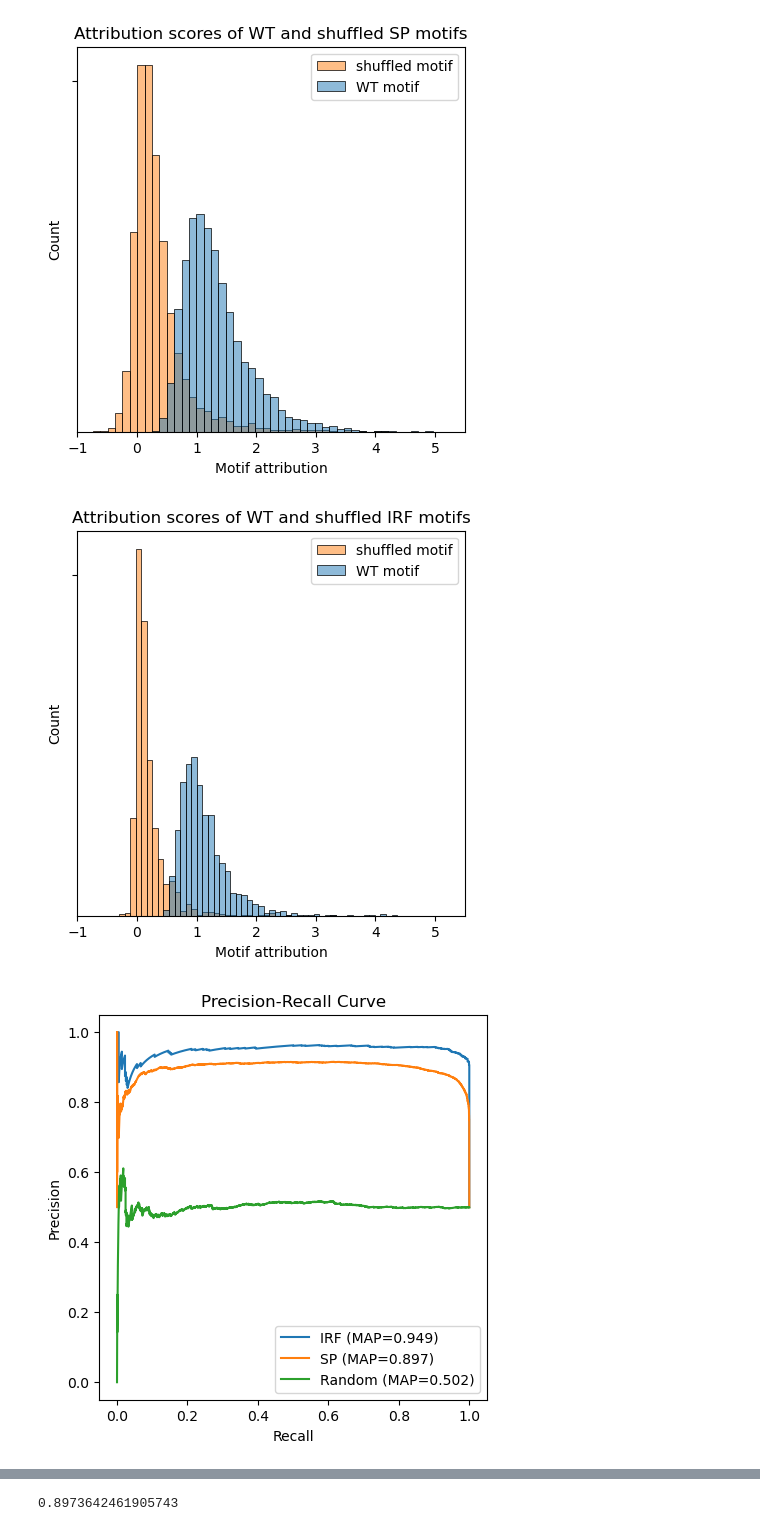
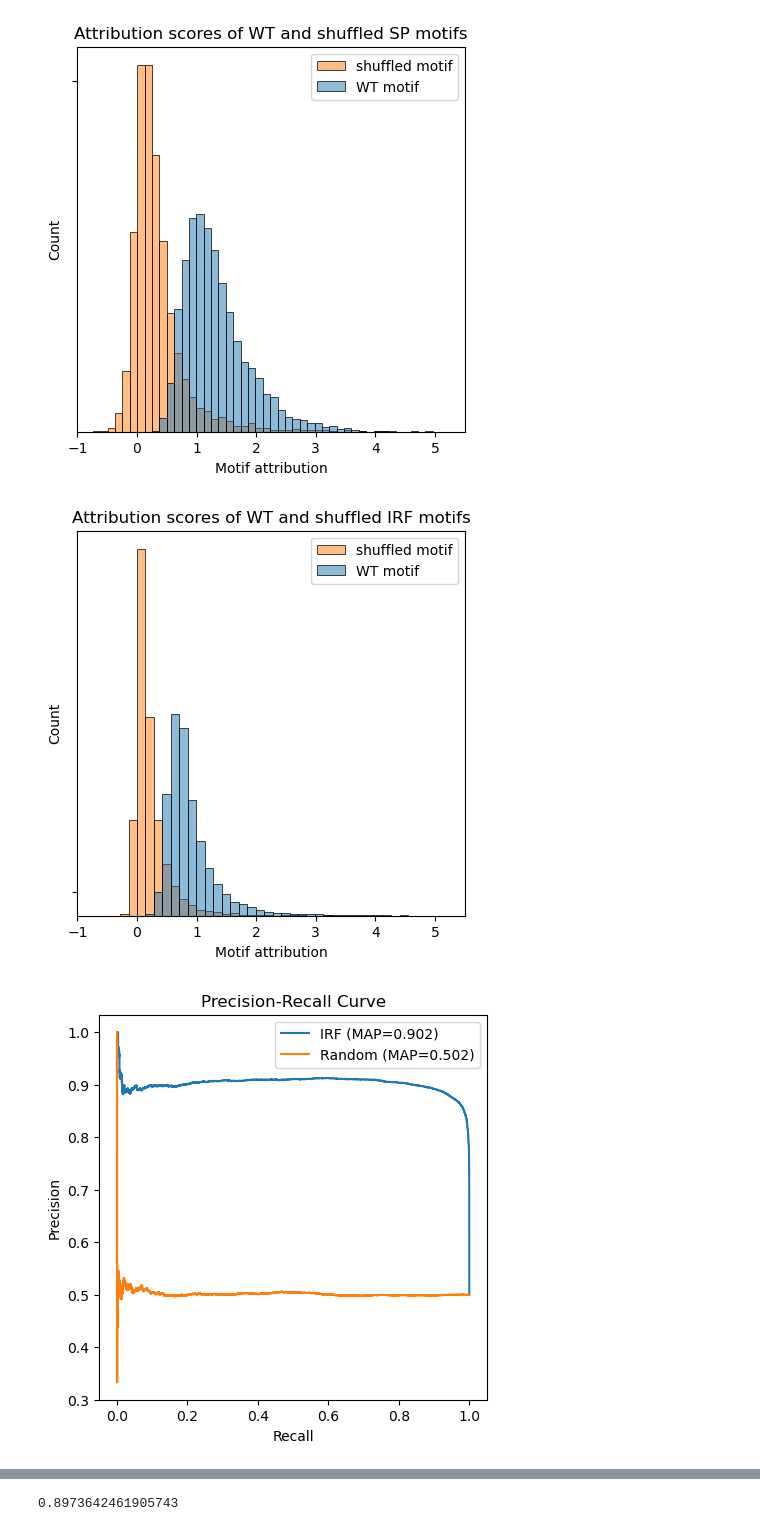
Before and after one commit to Danko-Lab/clipnet_paper, a Jupyter notebook: motif_call_fdr/plot_shuffle.ipynb, the cells around one changed output, grey strips where cells are left out. Drawn from its saved outputs; the diff is of its cells as text; code cells hidden in the pictures.

Commit message:
moved files around, updated motif frequency plots

```diff
--- a/motif_call_fdr/plot_shuffle.ipynb
+++ b/motif_call_fdr/plot_shuffle.ipynb
@@ -56,3 +57,13 @@ def get_max_seqlet_sum(arr, length=10):
                 max_score = score
         sums.append(max_score)
     return np.array(sums)
+# %%
+# PRINT COMMANDS TO DOWNLOAD AND EXTRACT DATA
+
+# Set scratch to where you want to download data to
+SCRATCH = "/Users/adamhe/github/scratch"
+
+URL = "https://zenodo.org/records/10597358/files"
+TAR = "quantity_motif_call_shuf.tar.gz"
+print(f"wget {URL}/{TAR} -P {SCRATCH}")
+print(f"tar -xvzf {SCRATCH}/{TAR} -C {SCRATCH}")
@@ -61,6 +75,6 @@ orig=np.load("quantity_pos_patterns_1_uniq_1kb_quantity_shap.npz")["arr_0"]
 ms=np.load("quantity_pos_patterns_1_uniq_1kb_motif_shuf_quantity_shap.npz")["arr_0"]
 sp_sums = [get_max_seqlet_sum(orig[:, :, 485:515].sum(axis=1)), get_max_seqlet_sum(ms[:, :, 485:515].sum(axis=1))]
 # %%
-orig=np.load("quantity_pos_patterns_8_uniq_1kb_quantity_shap.npz")["arr_0"]
-ms=np.load("quantity_pos_patterns_8_uniq_1kb_motif_shuf_quantity_shap.npz")["arr_0"]
-irf_sums = [get_max_seqlet_sum(orig[:, :, 485:515].sum(axis=1)), get_max_seqlet_sum(ms[:, :, 485:515].sum(axis=1))]
+orig=np.load(os.path.join(SCRATCH, "quantity_annotated_seqlets_IRF_1kb_quantity_shap.npz"))["arr_0"]
+shuf=np.load(os.path.join(SCRATCH, "quantity_annotated_seqlets_IRF_1kb_shuf_quantity_shap.npz"))["arr_0"]
+irf_sums = [get_max_seqlet_sum(orig[:, :, 485:515].sum(axis=1)), get_max_seqlet_sum(shuf[:, :, 485:515].sum(axis=1))]
@@ -101,9 +107,9 @@ ax.set_yticklabels([])
 plt.xlabel("Motif attribution")
 plt.title("Attribution scores of WT and shuffled IRF motifs")
 plt.legend(["shuffled motif", "WT motif"])
-plt.savefig("img/motif_shuffle_hist_irf.pdf")
+plt.savefig("img/shuffle_hist_irf.pdf")
 # %% [output]
-[figure, old version]
+[figure, new version]
 # %%
 irf = pd.DataFrame(
     {
@@ -136,25 +142,25 @@ random_roc = roc_curve(random.labels, random.attr)
 # %%
 fig = plt.figure(figsize=(5, 5))
 ax = fig.add_subplot(1, 1, 1)
 
 # Plot Precision-Recall Curve
 plt.plot(irf_prc[1], irf_prc[0])
-plt.plot(sp_prc[1], sp_prc[0])
+#plt.plot(sp_prc[1], sp_prc[0])
 plt.plot(random_prc[1], random_prc[0])
 #plt.ylim(0.2, 1.05)
 plt.xlabel("Recall")
 plt.ylabel("Precision")
 plt.title("Precision-Recall Curve")
 plt.legend(
     [
         f"IRF (MAP={average_precision_score(irf.labels, irf.attr):.3f})",
-        f"SP (MAP={average_precision_score(sp.labels, sp.attr):.3f})",
+        #f"SP (MAP={average_precision_score(sp.labels, sp.attr):.3f})",
         f"Random (MAP={average_precision_score(random.labels, random.attr):.3f})"
     ]
 )
 plt.savefig("img/motif_shuffle_prc.pdf")
 # %% [output]
-[figure, old version]
+[figure, new version]
 # %%
 fig = plt.figure(figsize=(5, 5))
 ax = fig.add_subplot(1, 1, 1)
```
Also changed, not shown: parts of 6 cells of this notebook, 28 other files.
